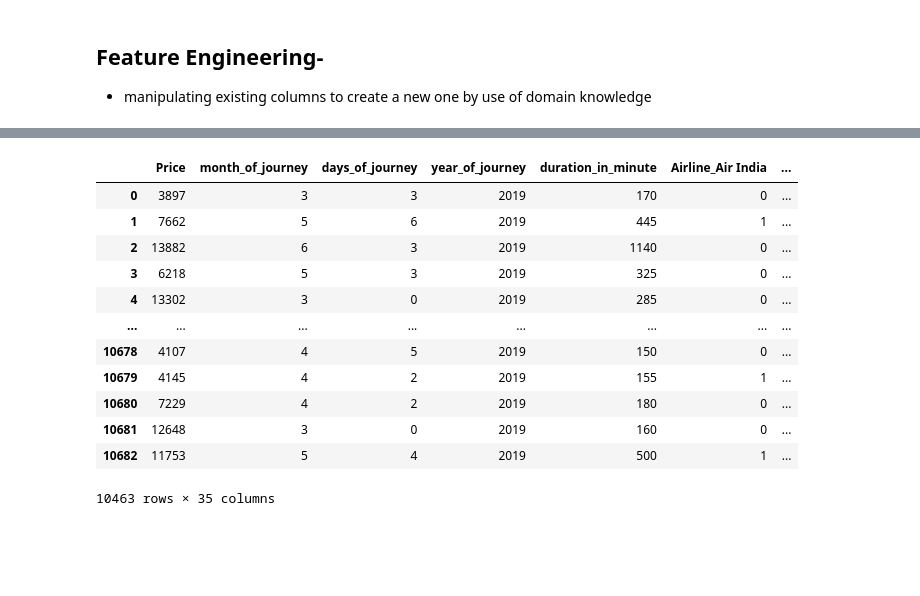
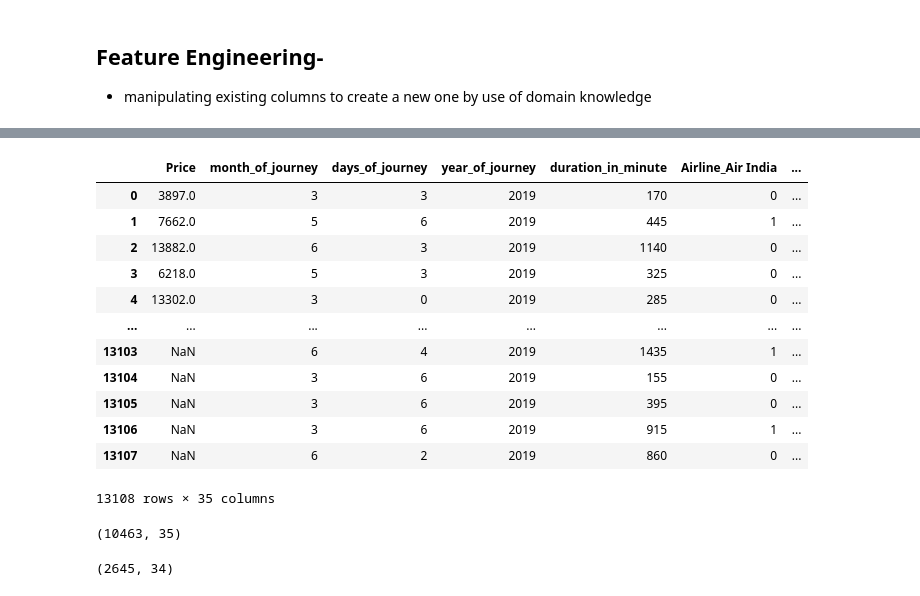
Before and after one commit to McBoson/Flight-Price-Prediction, a Jupyter notebook: Untitled.ipynb, the cells around one changed output, grey strips where cells are left out. Drawn from its saved outputs; the diff is of its cells as text; code cells hidden in the pictures; blank space fills up the shorter version.

```diff
--- a/Untitled.ipynb
+++ b/Untitled.ipynb
@@ -135,5 +146,5 @@ df_data_train["duration_in_minute"]=hour+minute
 # %%
-df_data_train.drop(columns=["Duration" ], inplace=True)
+full_df.drop(columns=["Duration" ], inplace=True)
 # %%
 # def split_duration(Duration):
 #     hours = 0
@@ -161,11 +172,11 @@ Vistara Premium economy                 3
 Trujet                                  1
 Name: Airline, dtype: int64
 # %%
-df_data_train["Airline"].replace(["Jet Airways Business", "Multiple carriers Premium economy", "Vistara Premium economy"],
+full_df["Airline"].replace(["Jet Airways Business", "Multiple carriers Premium economy", "Vistara Premium economy"],
                                 ["Jet Airways","Multiple carriers", "Vistara"], inplace=True)
 # %%
-df_data_train_d=pd.get_dummies(df_data_train, columns=["Airline","Source","Destination","Total_Stops","Additional_Info"]
+df_d=df_data_train_d=pd.get_dummies(full_df, columns=["Airline","Source","Destination","Total_Stops","Additional_Info"]
                                ,drop_first=True)
 # %%
 le=LabelEncoder()
-df_data_train_d["days_of_journey"]=le.fit_transform(df_data_train_d["days_of_journey"])
+df_d["days_of_journey"]=le.fit_transform(df_d["days_of_journey"])
@@ -175,17 +183,27 @@ array([3, 6, 3, ..., 2, 0, 4], dtype=int64)
 # %%
-df_data_train_d
+df_d
 # %% [output]
 |  | Price | month_of_journey | days_of_journey | year_of_journey | duration_in_minute | Airline_Air India | ... |
-| 0 | 3897 | 3 | 3 | 2019 | 170 | 0 | ... |
-| 1 | 7662 | 5 | 6 | 2019 | 445 | 1 | ... |
-| 2 | 13882 | 6 | 3 | 2019 | 1140 | 0 | ... |
-| 3 | 6218 | 5 | 3 | 2019 | 325 | 0 | ... |
-| 4 | 13302 | 3 | 0 | 2019 | 285 | 0 | ... |
+| 0 | 3897.0 | 3 | 3 | 2019 | 170 | 0 | ... |
+| 1 | 7662.0 | 5 | 6 | 2019 | 445 | 1 | ... |
+| 2 | 13882.0 | 6 | 3 | 2019 | 1140 | 0 | ... |
+| 3 | 6218.0 | 5 | 3 | 2019 | 325 | 0 | ... |
+| 4 | 13302.0 | 3 | 0 | 2019 | 285 | 0 | ... |
 | ... | ... | ... | ... | ... | ... | ... | ... |
-| 10678 | 4107 | 4 | 5 | 2019 | 150 | 0 | ... |
-| 10679 | 4145 | 4 | 2 | 2019 | 155 | 1 | ... |
-| 10680 | 7229 | 4 | 2 | 2019 | 180 | 0 | ... |
-| 10681 | 12648 | 3 | 0 | 2019 | 160 | 0 | ... |
-| 10682 | 11753 | 5 | 4 | 2019 | 500 | 1 | ... |
+| 13103 | NaN | 6 | 4 | 2019 | 1435 | 1 | ... |
+| 13104 | NaN | 3 | 6 | 2019 | 155 | 0 | ... |
+| 13105 | NaN | 3 | 6 | 2019 | 395 | 0 | ... |
+| 13106 | NaN | 3 | 6 | 2019 | 915 | 1 | ... |
+| 13107 | NaN | 6 | 2 | 2019 | 860 | 0 | ... |
-10463 rows × 35 columns
+13108 rows × 35 columns
+# %%
+new_train=df_d[:train_len]
+new_train.shape
+# %% [output]
+(10463, 35)
+# %%
+new_test=df_d[train_len:].drop(columns=["Price"])
+new_test.shape
+# %% [output]
+(2645, 34)
 # %%
```
Also changed, not shown: parts of 37 cells of this notebook.
